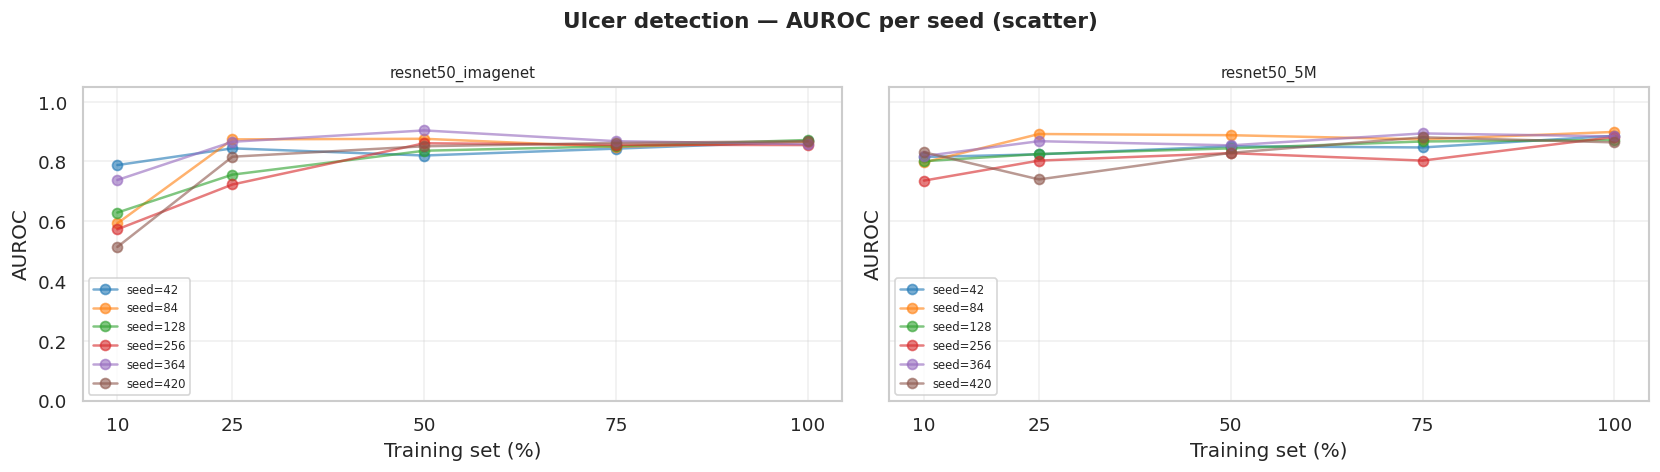
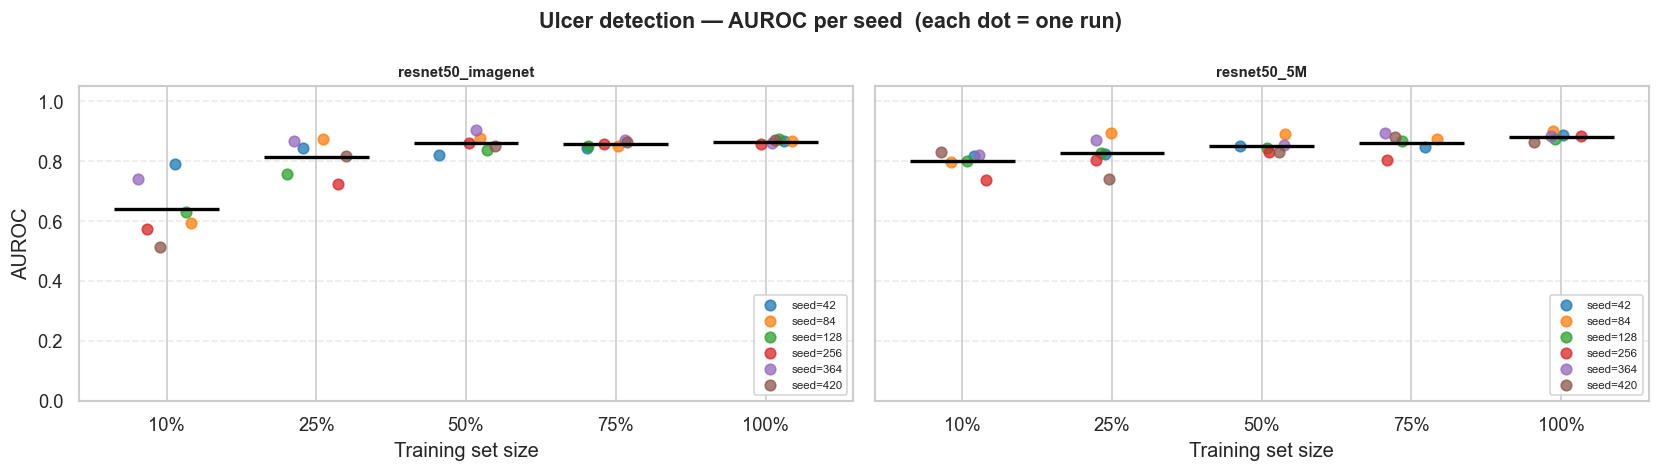
The notebook cell's code change between the first figure and the second:
--- before
+++ after
@@ -1,3 +1,3 @@
-def plot_per_seed_scatter(
+def plot_per_seed_dots(
     path: Path,
     task: str,
@@ -5,5 +5,10 @@
     head_filter: list[str] | None = None,
     model_filter: list[str] | None = None,
+    jitter: float = 0.8,
 ) -> None:
+    """Strip plot of per-seed results.
+
+    Each dot is one independent run. A horizontal bar marks the mean at each ratio.
+    """
     if not path.exists():
         print(f"[{task}] Per-seed file not found: {path}")
@@ -15,26 +20,51 @@
     if model_filter:
         df = df[df["model"].isin(model_filter)]
+    if df.empty:
+        print(f"[{task}] No data after filtering.")
+        return
 
     models = df["model"].unique()
     ncols  = min(len(models), 2)
     nrows  = (len(models) + ncols - 1) // ncols
+    rng    = __import__("numpy").random.default_rng(0)
 
-    fig, axes = plt.subplots(nrows, ncols, figsize=(7 * ncols, 4 * nrows), sharey=True, squeeze=False)
-    fig.suptitle(f"{task} — {metric.upper()} per seed (scatter)", fontsize=13, fontweight="bold")
+    fig, axes = plt.subplots(
+        nrows, ncols, figsize=(7 * ncols, 4 * nrows), sharey=True, squeeze=False
+    )
+    fig.suptitle(
+        f"{task} — {metric.upper()} per seed  (each dot = one run)",
+        fontsize=13, fontweight="bold",
+    )
+
+    colors    = plt.get_cmap("tab10").colors
+    seeds     = sorted(df["seed"].unique())
+    color_map = {s: colors[i % len(colors)] for i, s in enumerate(seeds)}
 
     for idx, model_name in enumerate(models):
         ax  = axes[idx // ncols][idx % ncols]
         mdf = df[df["model"] == model_name]
+
+        ratios = sorted(mdf["subset_ratio"].unique())
+        x_pos  = {r: i for i, r in enumerate(ratios)}   # categorical x positions
+
         for seed, sdf in mdf.groupby("seed"):
-            sdf = sdf.sort_values("subset_ratio")
-            ax.plot(sdf["subset_ratio"] * 100, sdf[metric], marker="o", alpha=0.6,
-                    label=f"seed={seed}", linewidth=1.5)
-        ax.set_title(model_name, fontsize=9)
-        ax.set_xlabel("Training set (%)")
-        ax.set_ylabel(metric.upper())
+            xs = [x_pos[r] + rng.uniform(-jitter / 4, jitter / 4) for r in sdf["subset_ratio"]]
+            ax.scatter(xs, sdf[metric], color=color_map[seed], alpha=0.75,
+                       s=40, zorder=3, label=f"seed={seed}")
+
+        # Mean bar at each ratio
+        for r, grp in mdf.groupby("subset_ratio"):
+            xp = x_pos[r]
+            ax.hlines(grp[metric].mean(), xp - 0.35, xp + 0.35,
+                      colors="black", linewidths=2, zorder=4)
+
+        ax.set_title(model_name, fontsize=9, fontweight="bold")
+        ax.set_xticks(range(len(ratios)))
+        ax.set_xticklabels([f"{int(r * 100)}%" for r in ratios])
+        ax.set_xlabel("Training set size")
+        ax.set_ylabel(metric.upper() if idx % ncols == 0 else "")
         ax.set_ylim(0, 1.05)
-        ax.set_xticks([10, 25, 50, 75, 100])
-        ax.legend(fontsize=7)
-        ax.grid(alpha=0.3)
+        ax.grid(axis="y", linestyle="--", alpha=0.4)
+        ax.legend(fontsize=7, loc="lower right")
 
     for idx in range(len(models), nrows * ncols):
@@ -44,4 +74,5 @@
     plt.show()
 
-plot_per_seed_scatter(ULCER_RAW, "Ulcer detection", metric="auroc", head_filter=HEAD_FILTER, model_filter=MODEL_FILTER)
-plot_per_seed_scatter(MES_RAW,   "MES scoring",     metric="auroc", head_filter=HEAD_FILTER, model_filter=MODEL_FILTER)
+
+plot_per_seed_dots(ULCER_RAW, "Ulcer detection", metric="auroc", head_filter=HEAD_FILTER, model_filter=MODEL_FILTER)
+plot_per_seed_dots(MES_RAW,   "MES scoring",     metric="auroc", head_filter=HEAD_FILTER, model_filter=MODEL_FILTER)

Commit: fix/notebooks evolution performances each run each seed and cm ulcer